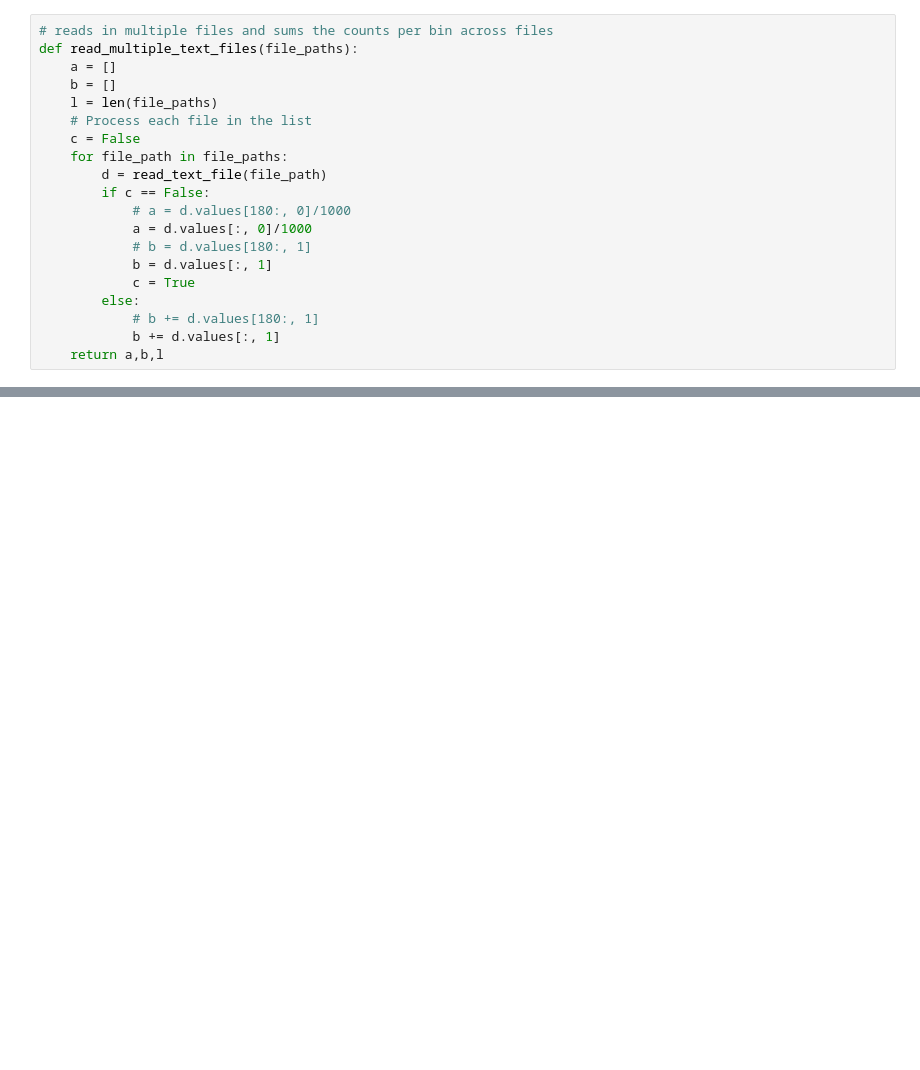
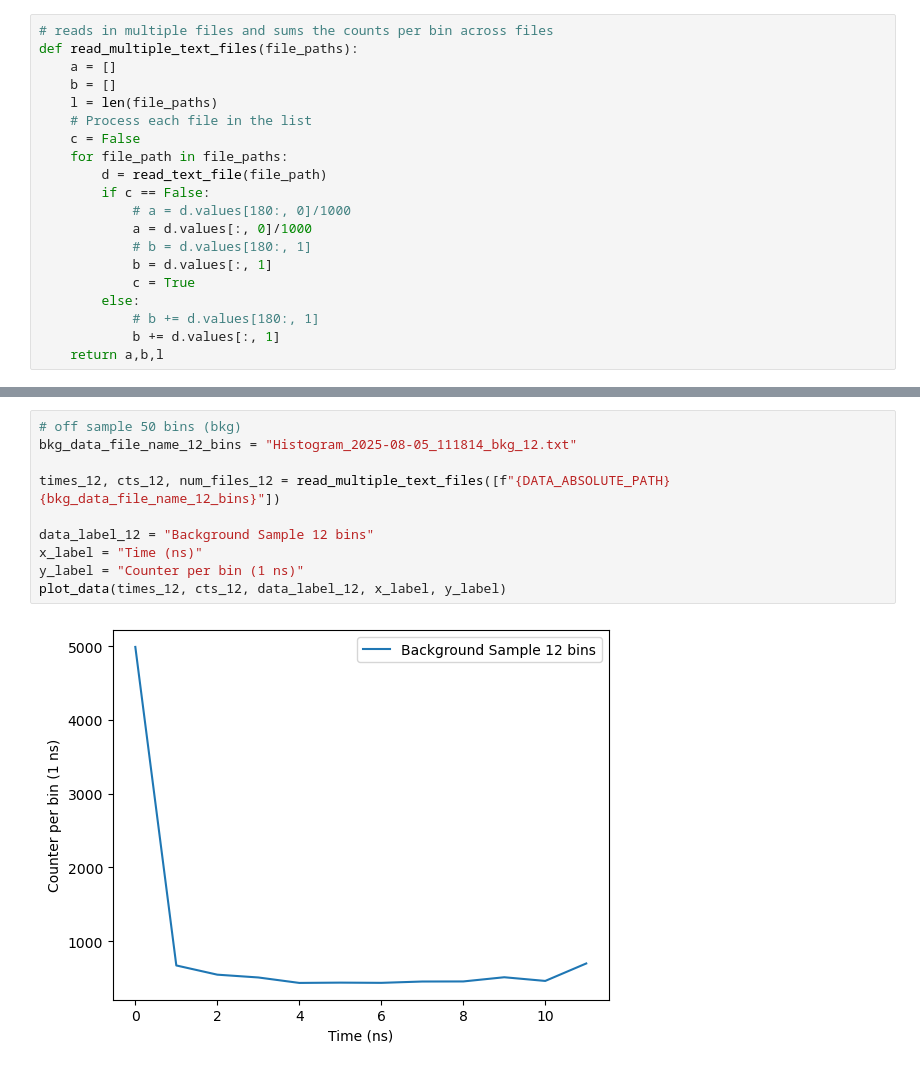
Before and after one commit to UW-Quantum-Defect-Lab/qdmodel, a Jupyter notebook: qdanalysis/timetagger_analysis/lifetimeanalysis.ipynb, the cells around one changed output, grey strips where cells are left out. Saved outputs shown, nothing was run; the diff lists cells and outputs as text; blank space fills up the shorter version.

```diff
--- a/qdanalysis/timetagger_analysis/lifetimeanalysis.ipynb
+++ b/qdanalysis/timetagger_analysis/lifetimeanalysis.ipynb
@@ -112,3 +129,15 @@ plot_data(times, cts, data_label, x_label, y_label)
+# %%
+# off sample 50 bins (bkg)
+bkg_data_file_name_12_bins = "Histogram_2025-08-05_111814_bkg_12.txt"
+
+times_12, cts_12, num_files_12 = read_multiple_text_files([f"{DATA_ABSOLUTE_PATH}{bkg_data_file_name_12_bins}"])
+
+data_label_12 = "Background Sample 12 bins"
+x_label = "Time (ns)"
+y_label = "Counter per bin (1 ns)"
+plot_data(times_12, cts_12, data_label_12, x_label, y_label)
+# %% [output]
+[figure, added]
 # %%
 # dot1 = ['2024_02_16/undoped_sio2/dot1/Histogram_2024-02-16_164853.txt', '2024_02_16/undoped_sio2/dot1/Histogram_2024-02-16_170058.txt', '2024_02_16/undoped_sio2/dot1/Histogram_2024-02-16_171116.txt']
 # dot2 = ['2024_02_16/undoped_sio2/dot2/Histogram_2024-02-16_182027.txt', '2024_02_16/undoped_sio2/dot2/Histogram_2024-02-16_205912.txt', '2024_02_16/undoped_sio2/dot2/Histogram_2024-02-16_211208.txt']
```
Also changed, not shown: parts of 9 cells of this notebook.
